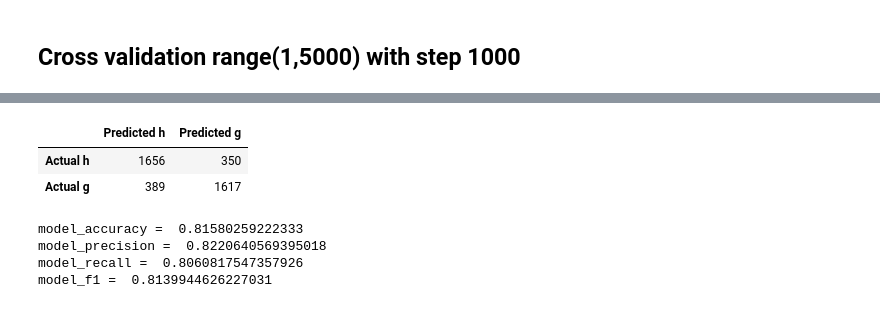
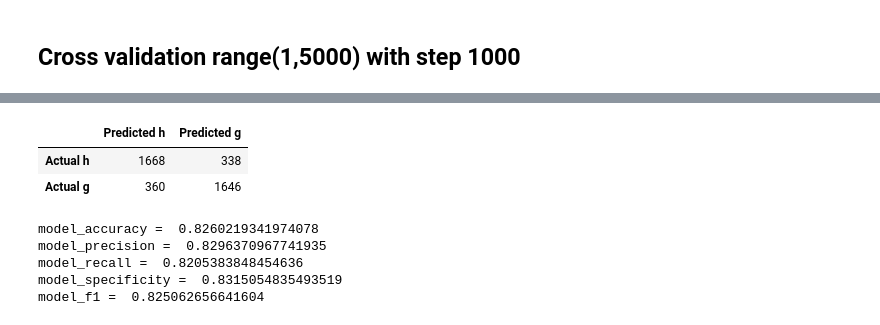
Before and after one commit to Ahmadsaidnouh/Term7-Artificial-Intelligence-Assignments, a Jupyter notebook: lab3/presentation/ada_boost.ipynb, the cells around one changed output, grey strips where cells are left out. Cells and saved outputs as stored; diff of their text form; code cells hidden in the pictures.

```diff
--- a/lab3/presentation/ada_boost.ipynb
+++ b/lab3/presentation/ada_boost.ipynb
@@ -159,19 +43,0 @@ Text(0, 0.5, 'Mean_Squared_Error')
-# %%
-error = []
-for i in range(100,500,20):
-    for j in range(1,len(X_Ktrain)):
-        err1 = 0
-        for m in range(1,len(X_Ktrain)):
-            if m == j:
-                continue
-            ada = AdaBoostClassifier(n_estimators=i)
-            ada.fit(X_Ktrain[m], y_Ktrain[m])
-            y_true = y_Ktrain[j]
-            y_pred = ada.predict(X_Ktrain[j])
-            err = mean_squared_error(y_true, y_pred)
-            err1 = err1 + err
-    error.append(err1)
-    print('n_est = ', i, 'err = ', err1)
-    print("######################################\n")
-
-print(error)
@@ -212,0 +78,8 @@ print(n_est, error[min_index])
+# %%
+n_scores = []
+stratifiedKF = StratifiedKFold(n_splits=10)
+for n in range(100,500,20):
+    ada = AdaBoostClassifier(n_estimators=n)
+    score = cross_val_score(ada, X_train, y_train, cv=stratifiedKF, scoring='accuracy')
+    n_scores.append(score.mean())
+    print("N = " + str(n) + " and mean score from 10 folds is " + str(score.mean()))
@@ -212,0 +117,5 @@ print(n_est, error[min_index])
+# %%
+maxAcc = max(n_scores)
+max_index = n_scores.index(maxAcc)
+n_est = 100 + 20*max_index
+print(n_est, n_scores[max_index])
@@ -231,27 +144,31 @@ weighted avg       0.82      0.82      0.82      4012
+# %%
+cm = confusion_matrix(y_test, y_pred)
 # %%
 labels = ['h','g']
 columns = [f'Predicted {label}' for label in labels]
 index = [f'Actual {label}' for label in labels]
-table = pd.DataFrame(confusion_matrix(y_test, y_pred),
-                     columns=columns, index=index)
+table = pd.DataFrame(cm, columns=columns, index=index)
 
 table
 # %% [output]
 |  | Predicted h | Predicted g |
-| Actual h | 1656 | 350 |
-| Actual g | 389 | 1617 |
+| Actual h | 1668 | 338 |
+| Actual g | 360 | 1646 |
 # %%
 acc = accuracy_score(y_test, y_pred)
 prec = precision_score(y_test, y_pred)
 recall = recall_score(y_test, y_pred)
+specificity = cm[0,0]/(cm[0,0] + cm[0,1])
 f1 = f1_score(y_test, y_pred)
 
 print('model_accuracy = ', acc)
 print('model_precision = ', prec)
 print('model_recall = ', recall)
+print('model_specificity = ', specificity)
 print('model_f1 = ', f1)
 # %% [output]
-model_accuracy =  0.81580259222333
-model_precision =  0.8220640569395018
-model_recall =  0.8060817547357926
-model_f1 =  0.8139944626227031
+model_accuracy =  0.8260219341974078
+model_precision =  0.8296370967741935
+model_recall =  0.8205383848454636
+model_specificity =  0.8315054835493519
+model_f1 =  0.825062656641604
```
Also changed, not shown: parts of 25 cells of this notebook, 30 other files.
